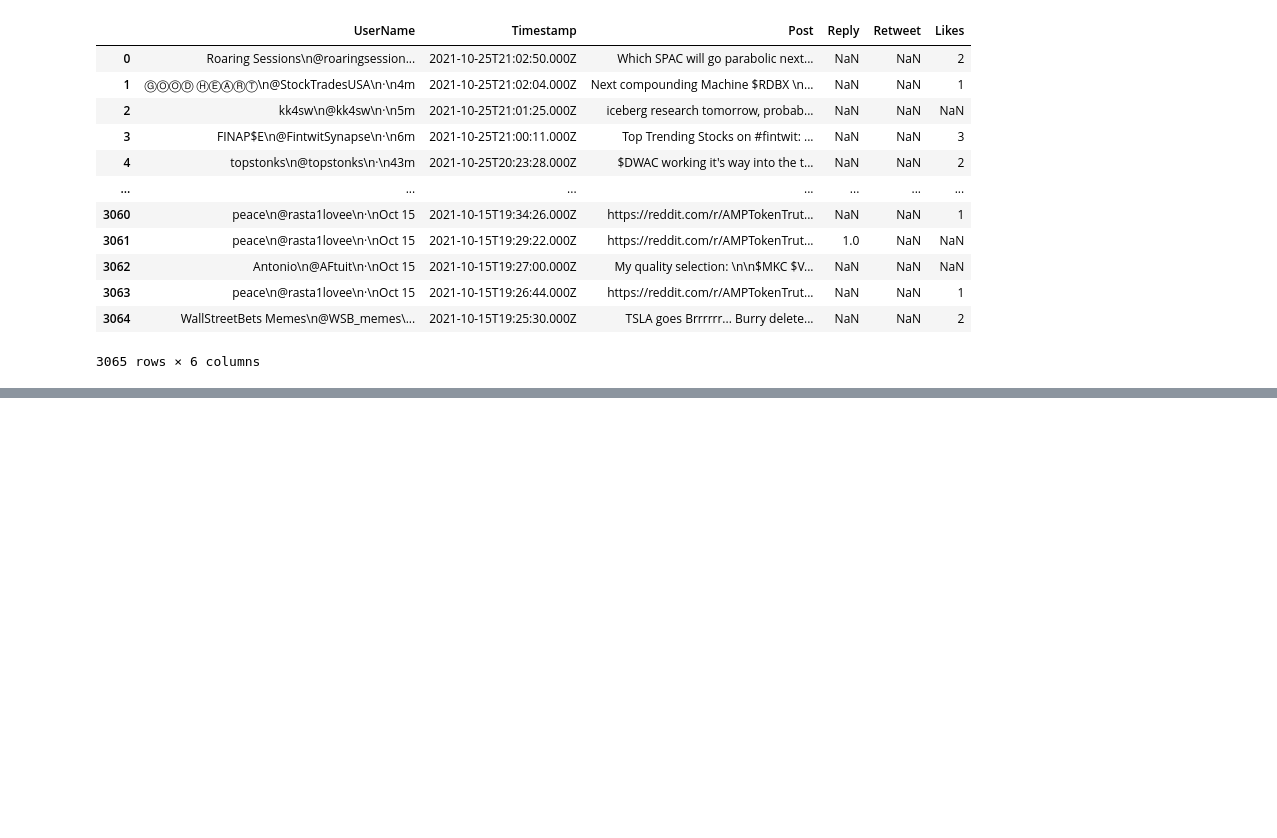
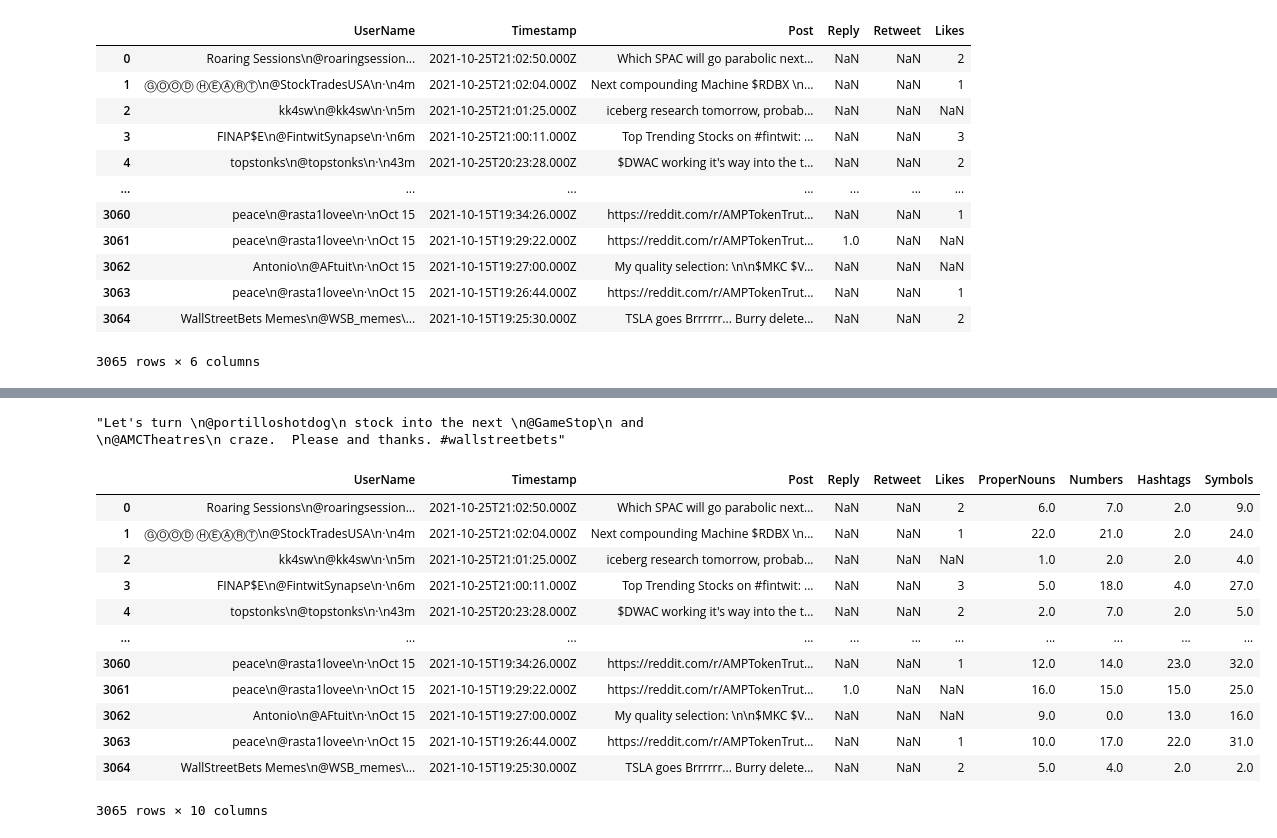
Before and after one commit to mathjkim/gazelle-erdos-fall2021, a Jupyter notebook: Jimin/viral score.ipynb, the cells around one changed output, grey strips where cells are left out. Drawn from its saved outputs; the diff is of its cells as text; code cells hidden in the pictures; blank space fills up the shorter version.

```diff
--- a/Jimin/viral score.ipynb
+++ b/Jimin/viral score.ipynb
@@ -48,0 +39,27 @@ for i in range(n):
+# %%
+n= len(data)
+data["ProperNouns"] = np.zeros(n)
+data["Numbers"] = np.zeros(n)
+data["Hashtags"] = np.zeros(n)
+data["Symbols"] = np.zeros(n)
+for i in range(n):
+    text = data["Post"][i]
+    words = nltk.word_tokenize(text)
+    taggedtoken = nltk.pos_tag(words)
+    NPcount = 0
+    NUMcount = 0
+    SYMcount = 0
+    HASHcount = 0
+    for word in taggedtoken:
+        if word[1] == "NNP" or word[1] == "NNPS":
+            NPcount += 1
+        if word[1] == "JJ" or word[1] == "CD":
+            NUMcount += 1
+        if word[0] == "#":
+            HASHcount += 1
+        if word[0] in symbolset :
+            SYMcount += 1
+    data["ProperNouns"][i] = NPcount
+    data["Numbers"][i] = NUMcount
+    data["Hashtags"][i] = HASHcount
+    data["Symbols"][i] = SYMcount
@@ -48,0 +83,20 @@ for i in range(n):
+# %%
+data["Post"][32]
+# %% [output]
+"Let's turn \n@portilloshotdog\n stock into the next \n@GameStop\n and \n@AMCTheatres\n craze.  Please and thanks. #wallstreetbets"
+# %%
+data
+# %% [output]
+|  | UserName | Timestamp | Post | Reply | Retweet | Likes | ProperNouns | Numbers | Hashtags | Symbols |
+| 0 | Roaring Sessions\n@roaringsession... | 2021-10-25T21:02:50.000Z | Which SPAC will go parabolic next... | NaN | NaN | 2 | 6.0 | 7.0 | 2.0 | 9.0 |
+| 1 | ⒼⓄⓄⒹ ⒽⒺⒶⓇⓉ\n@StockTradesUSA\n·\n4m | 2021-10-25T21:02:04.000Z | Next compounding Machine $RDBX \n... | NaN | NaN | 1 | 22.0 | 21.0 | 2.0 | 24.0 |
+| 2 | kk4sw\n@kk4sw\n·\n5m | 2021-10-25T21:01:25.000Z | iceberg research tomorrow, probab... | NaN | NaN | NaN | 1.0 | 2.0 | 2.0 | 4.0 |
+| 3 | FINAP$E\n@FintwitSynapse\n·\n6m | 2021-10-25T21:00:11.000Z | Top Trending Stocks on #fintwit: ... | NaN | NaN | 3 | 5.0 | 18.0 | 4.0 | 27.0 |
+| 4 | topstonks\n@topstonks\n·\n43m | 2021-10-25T20:23:28.000Z | $DWAC working it's way into the t... | NaN | NaN | 2 | 2.0 | 7.0 | 2.0 | 5.0 |
+| ... | ... | ... | ... | ... | ... | ... | ... | ... | ... | ... |
+| 3060 | peace\n@rasta1lovee\n·\nOct 15 | 2021-10-15T19:34:26.000Z | https://reddit.com/r/AMPTokenTrut... | NaN | NaN | 1 | 12.0 | 14.0 | 23.0 | 32.0 |
+| 3061 | peace\n@rasta1lovee\n·\nOct 15 | 2021-10-15T19:29:22.000Z | https://reddit.com/r/AMPTokenTrut... | 1.0 | NaN | NaN | 16.0 | 15.0 | 15.0 | 25.0 |
+| 3062 | Antonio\n@AFtuit\n·\nOct 15 | 2021-10-15T19:27:00.000Z | My quality selection: \n\n$MKC $V... | NaN | NaN | NaN | 9.0 | 0.0 | 13.0 | 16.0 |
+| 3063 | peace\n@rasta1lovee\n·\nOct 15 | 2021-10-15T19:26:44.000Z | https://reddit.com/r/AMPTokenTrut... | NaN | NaN | 1 | 10.0 | 17.0 | 22.0 | 31.0 |
+| 3064 | WallStreetBets Memes\n@WSB_memes\... | 2021-10-15T19:25:30.000Z | TSLA goes Brrrrrr... Burry delete... | NaN | NaN | 2 | 5.0 | 4.0 | 2.0 | 2.0 |
+3065 rows × 10 columns
```
Also changed, not shown: parts of 14 cells of this notebook, 6 other files.
